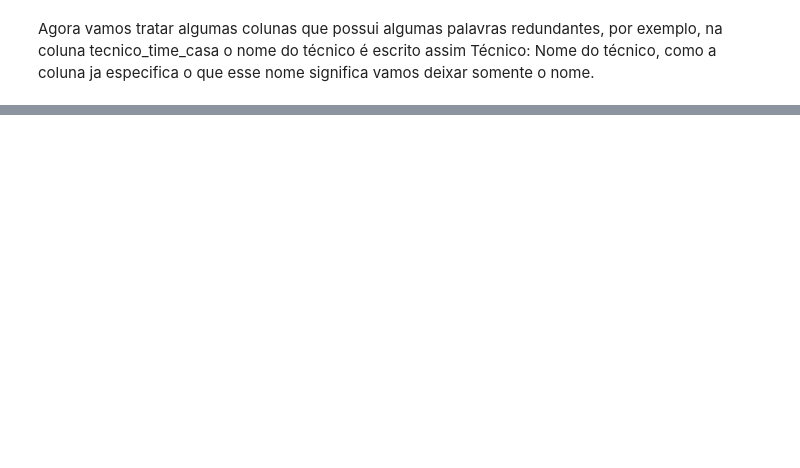
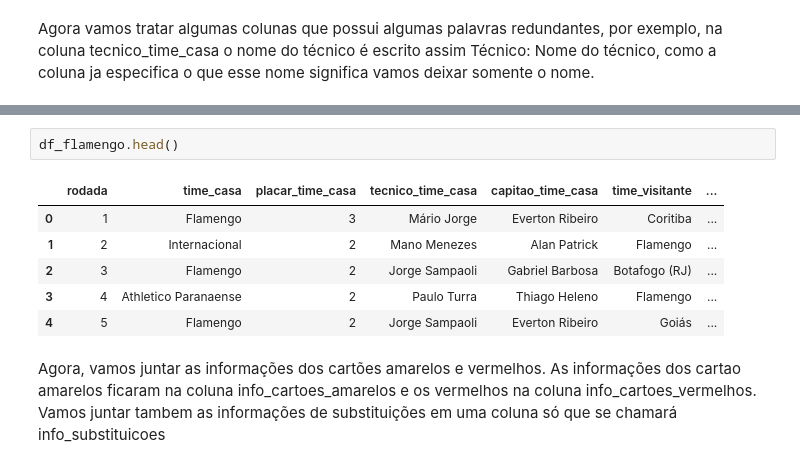
Before and after one commit to Fabio-luiz-sousa/flamengo_analysis_brasileiro_2023, a Jupyter notebook: part_2_data_cleaning/data_cleaning.ipynb, the cells around one changed output, grey strips where cells are left out. Cells and saved outputs as stored; diff of their text form; blank space fills up the shorter version.

```diff
--- a/part_2_data_cleaning/data_cleaning.ipynb
+++ b/part_2_data_cleaning/data_cleaning.ipynb
@@ -125,0 +212,12 @@ remove_redundancy(columns,df_flamengo)
+# %%
+df_flamengo.head()
+# %% [output]
+|  | rodada | time_casa | placar_time_casa | tecnico_time_casa | capitao_time_casa | time_visitante | ... |
+| 0 | 1 | Flamengo | 3 | Mário Jorge | Everton Ribeiro | Coritiba | ... |
+| 1 | 2 | Internacional | 2 | Mano Menezes | Alan Patrick | Flamengo | ... |
+| 2 | 3 | Flamengo | 2 | Jorge Sampaoli | Gabriel Barbosa | Botafogo (RJ) | ... |
+| 3 | 4 | Athletico Paranaense | 2 | Paulo Turra | Thiago Heleno | Flamengo | ... |
+| 4 | 5 | Flamengo | 2 | Jorge Sampaoli | Everton Ribeiro | Goiás | ... |
+# %% [markdown]
+Agora, vamos juntar as informações dos cartões amarelos e vermelhos. As informações dos cartao amarelos ficaram na coluna info_cartoes_amarelos e os vermelhos na coluna info_cartoes_vermelhos.
+Vamos juntar tambem as informações de substituições em uma coluna só que se chamará info_substituicoes
```
Also changed, not shown: parts of 16 cells of this notebook.
